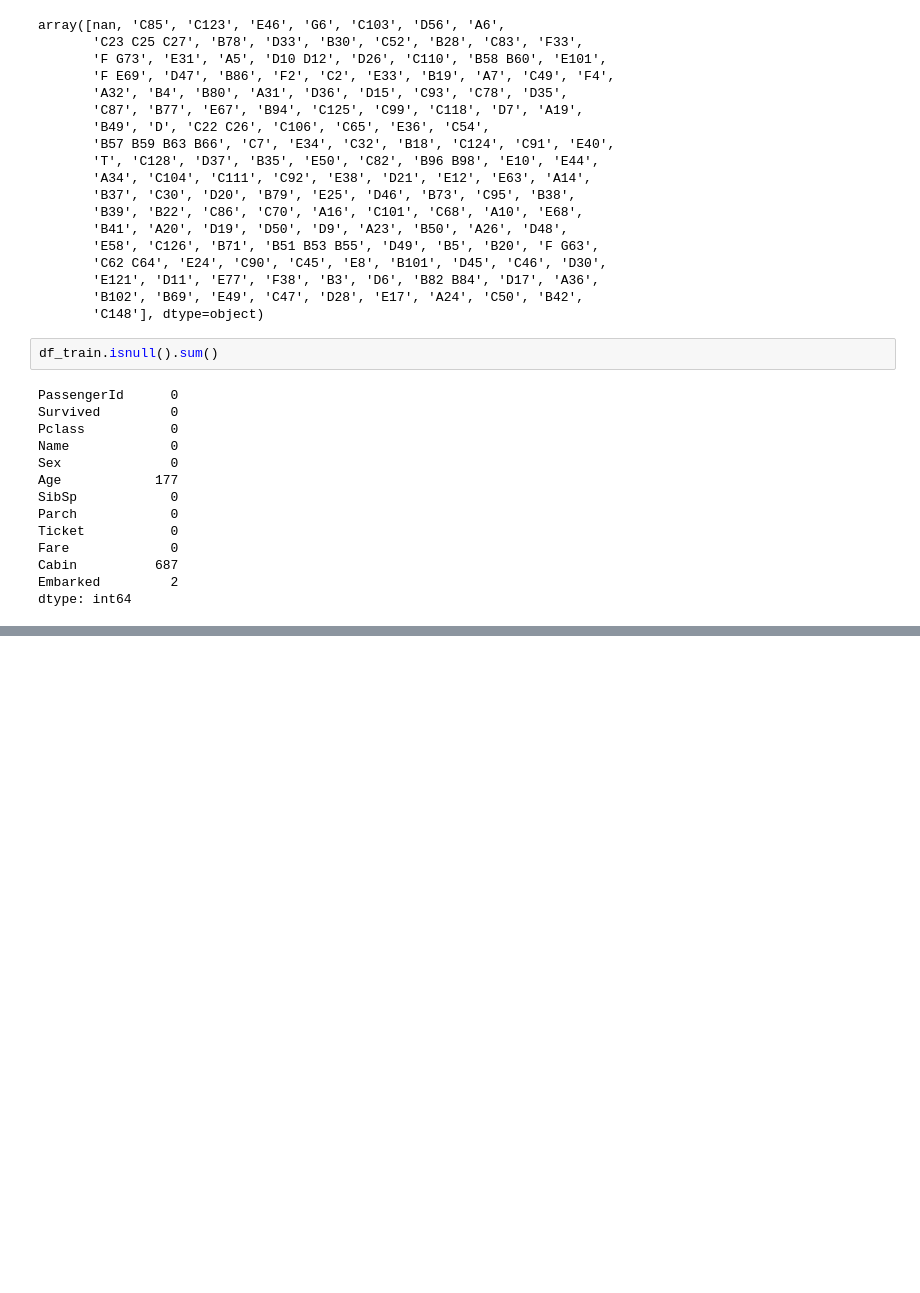
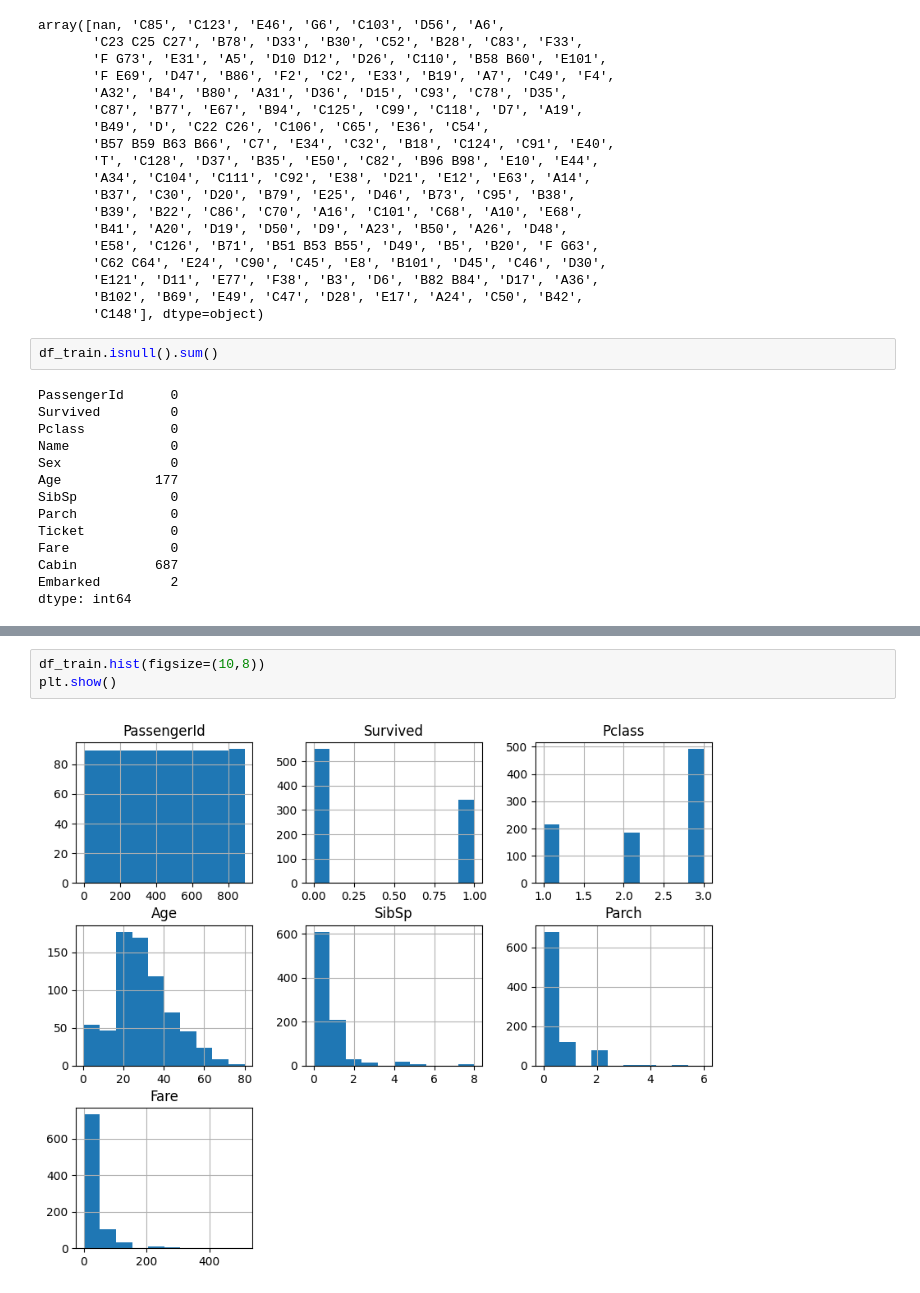
Before and after one commit to Morurifaith/Titanic-Git-training, a Jupyter notebook: Titanic.ipynb, the cells around one changed output, grey strips where cells are left out. Cells and saved outputs as stored; diff of their text form; blank space fills up the shorter version.

Commit message:
Charts

```diff
--- a/Titanic.ipynb
+++ b/Titanic.ipynb
@@ -100,0 +128,5 @@ df_train
+# %%
+df_train.hist(figsize=(10,8))
+plt.show()
+# %% [output]
+[figure, added]
```
Also changed, not shown: parts of 8 cells of this notebook.
